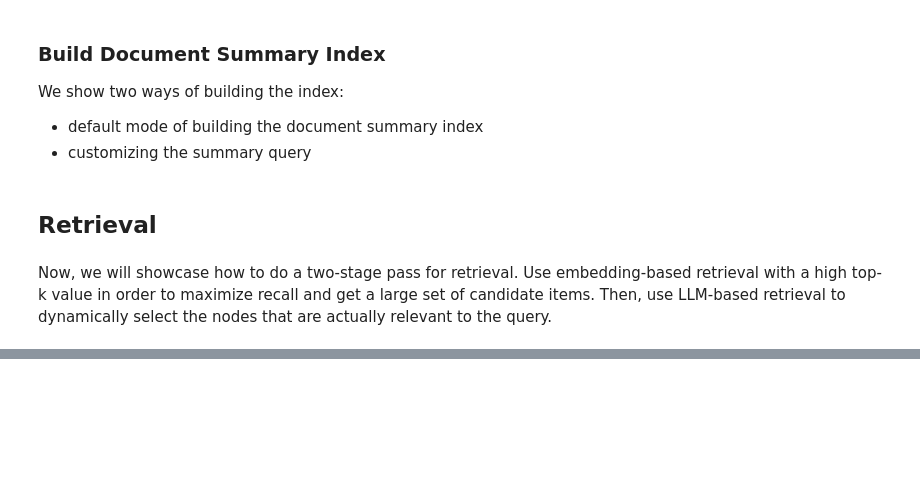
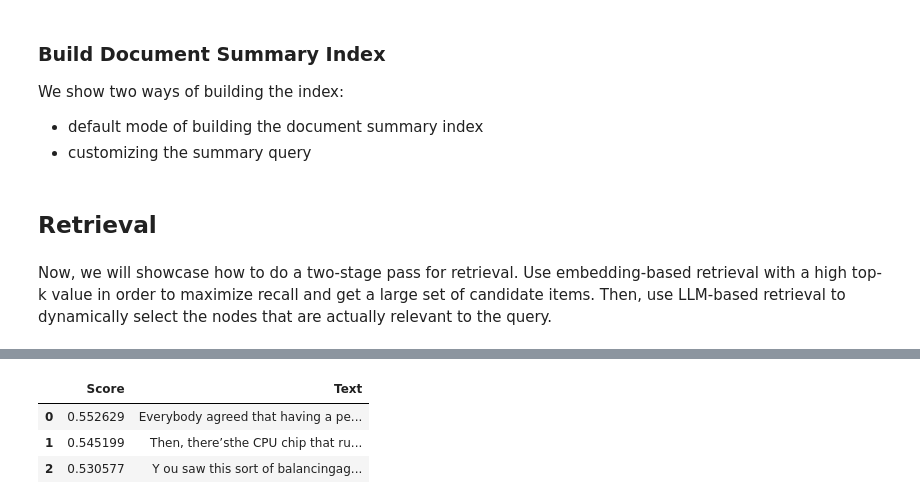
Before and after one commit to aws-samples/amazon-bedrock-rag-workshop, a Jupyter notebook: 05_Semantic_Search_with_Reranking/02_LlamaIndex_Reranker_Bedrock_Titan.ipynb, the cells around one changed output, grey strips where cells are left out. Cells and saved outputs as stored; diff of their text form; code cells hidden in the pictures; blank space fills up the shorter version.

```diff
--- a/05_Semantic_Search_with_Reranking/02_LlamaIndex_Reranker_Bedrock_Titan.ipynb
+++ b/05_Semantic_Search_with_Reranking/02_LlamaIndex_Reranker_Bedrock_Titan.ipynb
@@ -103,28 +97,30 @@ bedrock_client = bedrock.get_bedrock_client(
 # %%
-from llama_index import LangchainEmbedding
-from langchain.llms.bedrock import Bedrock
-from langchain.embeddings.bedrock import BedrockEmbeddings
+from llama_index.embeddings import BedrockEmbedding
 
 model_kwargs_titan = {
-        "maxTokenCount": 512,
         "stopSequences": [],
         "temperature":0.0,
         "topP":0.5
     }
 
-llm = Bedrock(model_id="amazon.titan-text-express-v1",
-              model_kwargs=model_kwargs_titan,
-              client=bedrock_client)
+llm = Bedrock(
+                model="amazon.titan-text-express-v1",
+                context_size=512,
+                aws_region_name=region,
+                additional_kwargs=model_kwargs_titan
+             )
 
-embed_model = LangchainEmbedding(
-    BedrockEmbeddings(model_id="amazon.titan-embed-text-v1",
-                      client=bedrock_client)
+embed_model = BedrockEmbedding().from_credentials(
+    aws_profile=None,model_name='amazon.titan-embed-text-v1'
 )
-
-service_context = ServiceContext.from_defaults(llm=llm,
-                                               embed_model=embed_model,
-                                               chunk_size=512)
-set_global_service_context(service_context)
+# %%
+chunk_overlap = 0
+chunk_size = 512
+service_context = ServiceContext.from_defaults(llm=llm,
+                                               embed_model=embed_model,
+                                               chunk_size=chunk_size,
+                                               chunk_overlap=chunk_overlap,)
+set_global_service_context(service_context)
 # %% [markdown]
 ### Load Datasets
 # %%
@@ -256,8 +254,10 @@ len(retrieved_nodes1)
 # %%
-for i, node in enumerate(retrieved_nodes1):
-    print(node.score)
-    print(node.node.get_text())
-    print("-----------------------------------------------------------------------------------------------------------------------------------")
+visualize_retrieved_nodes(retrieved_nodes1)
+# %% [output]
+|  | Score | Text |
+| 0 | 0.552629 | Everybody agreed that having a pe... |
+| 1 | 0.545199 | Then, there’sthe CPU chip that ru... |
+| 2 | 0.530577 | Y ou saw this sort of balancingag... |
 # %%
 retrieved_nodes1_withreranker = get_retrieved_nodes(
     "How has AWS evolved?",
```
Also changed, not shown: parts of 14 cells of this notebook, 1 other file.
